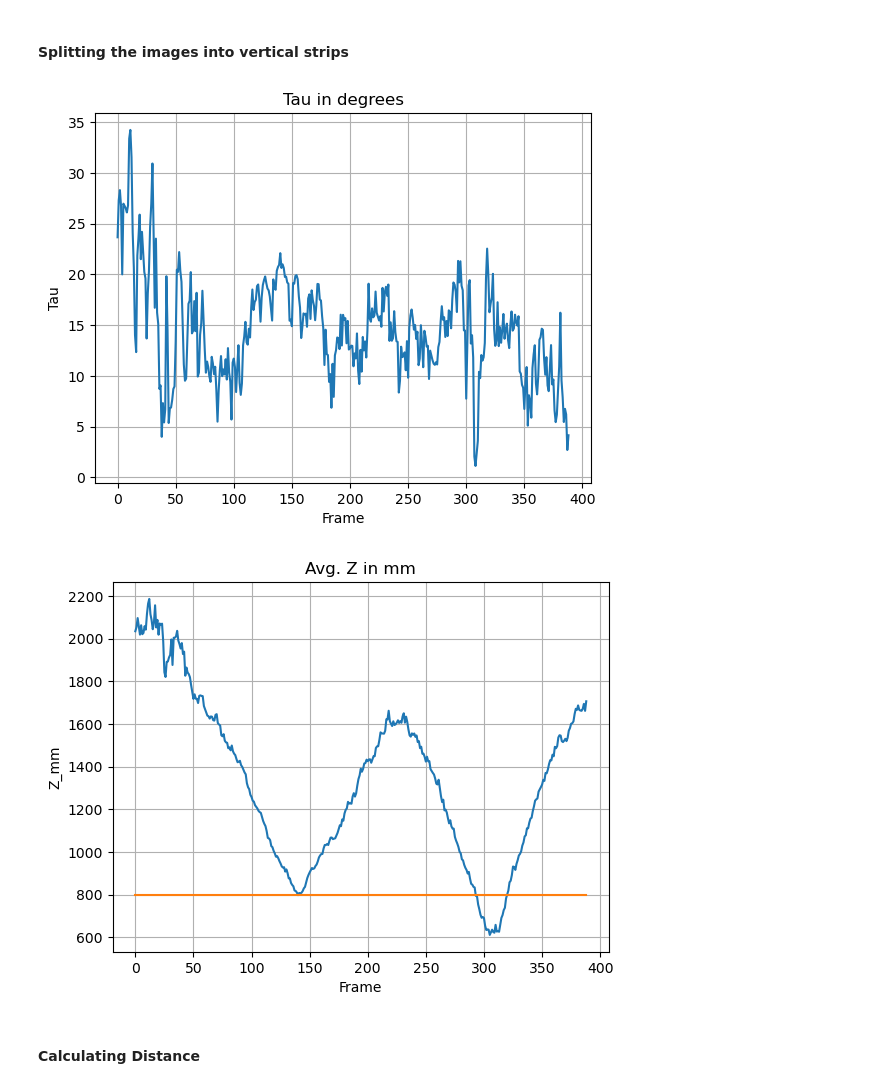
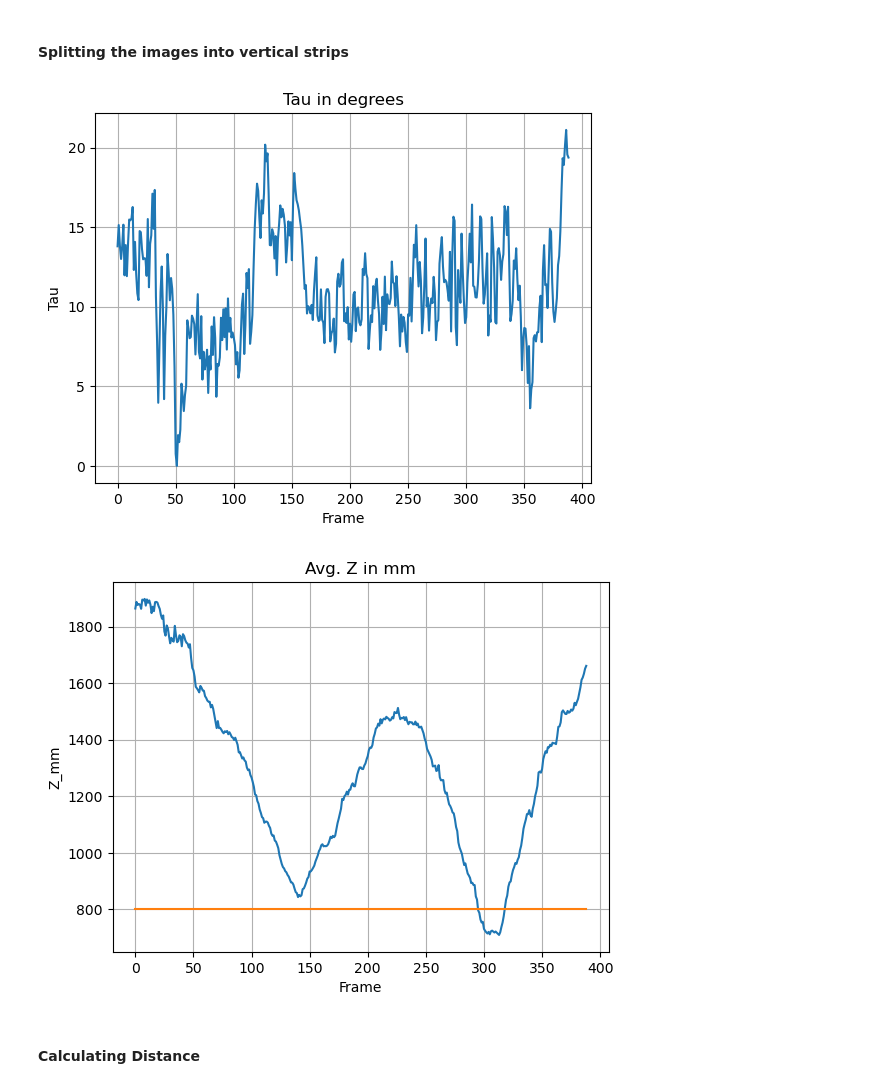
Before and after one commit to ArkaStark/RobotNavigation, a Jupyter notebook: RobotNavigation.ipynb, the cells around one changed output. Drawn from its saved outputs; the diff is of its cells as text; code cells hidden in the pictures.

```diff
--- a/RobotNavigation.ipynb
+++ b/RobotNavigation.ipynb
@@ -852,7 +852,7 @@ def calculate_disparity(number_of_frames, list_L_cropped, list_R_cropped, d_max,
 disparity_range=64
 window_size = 3
 #cost_fn = ssd_fn # sad_fn, ssd_fn, ncc_fn, zncc_fn
-I_want_to_run_this = False
+I_want_to_run_this = True
 
 
 if I_want_to_run_this:
@@ -893,6 +909,14 @@ Mean disparity (d_mean) for each frame:
 # %%
 if I_want_to_run_this:
-    if not os.path.exists ('data'):
+    if os.path.exists('data'):
+
+        file_list = os.listdir('data')
+
+        for file_name in file_list:
+            file_path = os.path.join('data', file_name)
+            os.remove(file_path)
+
+    else:
         os.makedirs ('data')
 
     # todo delete data before storing it
@@ -1029,6 +1053,16 @@ plt.show()
 # %% [markdown]
 #### Splitting the images into vertical strips
 # %%
+def moving_average_filter(avg_tau, window_size):
+    filtered_values = []
+    for i, value in enumerate(avg_tau):
+        if i < window_size:
+            filtered_values.append(value)
+        else:
+            filtered_values.append(sum(avg_tau[i-window_size+1:i+1]) / window_size)
+    return filtered_values
+
+
 no_of_strips = 5 #5
 strip_width = int(np_L_gray.shape[2]/no_of_strips)
 
@@ -1039,19 +1073,22 @@ list_tau = []
 numDisparities=112; #112
 blockSize=11; #11
 
-stereo = cv2.StereoBM_create(numDisparities, blockSize)
+stereo = cv2.StereoSGBM_create(minDisparity,numDisparities)
 
 for framenumber in range(number_of_frames):
     list_frame_disparity = []
     list_frame_z = []
     list_frame_tau = []
+
     for strip in range(no_of_strips):
         L_img = np_L_gray[framenumber,:,strip*strip_width:(strip+1)*strip_width]
         R_img = np_R_gray[framenumber,:,strip*strip_width:(strip+1)*strip_width]
 
         disparity = stereo.compute(L_img,R_img)
-        # plt.imshow(disparity,'gray')
+
+        # plt.imshow(disparity,'jet')
         # plt.show()
+
         positive_disparities = disparity[disparity > 0]
         disparity_px=(positive_disparities/16)
         mean_disparity = np.mean(disparity_px)
@@ -1061,38 +1098,37 @@ for framenumber in range(number_of_frames):
         if not(strip==0):
             tau = atan((list_frame_z[strip-1] - z_mm)*f/(strip_width*z_mm))*180/pi
             list_frame_tau = list_frame_tau + [tau]
     list_mean_disparity = list_mean_disparity + [list_frame_disparity]
     avg_z = sum(list_frame_z)/no_of_strips
     #print(list_frame_z, "avg = ", avg_z)
     avg_tau = sum(list_frame_tau)/(no_of_strips-1)
     list_z_mm = list_z_mm + [avg_z]
     list_tau = list_tau + [avg_tau]
 
 
+#list_tau = moving_average_filter(list_tau, 5)
+
 # Plotting
 f_values = list(range(number_of_frames))
 plt.plot(f_values, list_tau)
 plt.title('Tau in degrees')
 plt.xlabel('Frame')
 plt.ylabel('Tau')
 plt.grid(True)
 plt.show()
-
-tau_mean = np.mean(list_tau)
-tau_mean
 
 f_values = list(range(number_of_frames))
 plt.plot(f_values, list_z_mm)
 plt.title('Avg. Z in mm')
 line = 800*np.ones((len(f_values)))
 plt.plot(f_values, line)
 plt.xlabel('Frame')
 plt.ylabel('Z_mm')
 plt.grid(True)
 plt.show()
 # %% [output]
-[figure, old version]
+[figure, new version]
-[figure, old version]
+[figure, new version]
 # %% [markdown]
 #### Calculating Distance
 # %%
```
Also changed, not shown: parts of 11 cells of this notebook, 9 other files.
